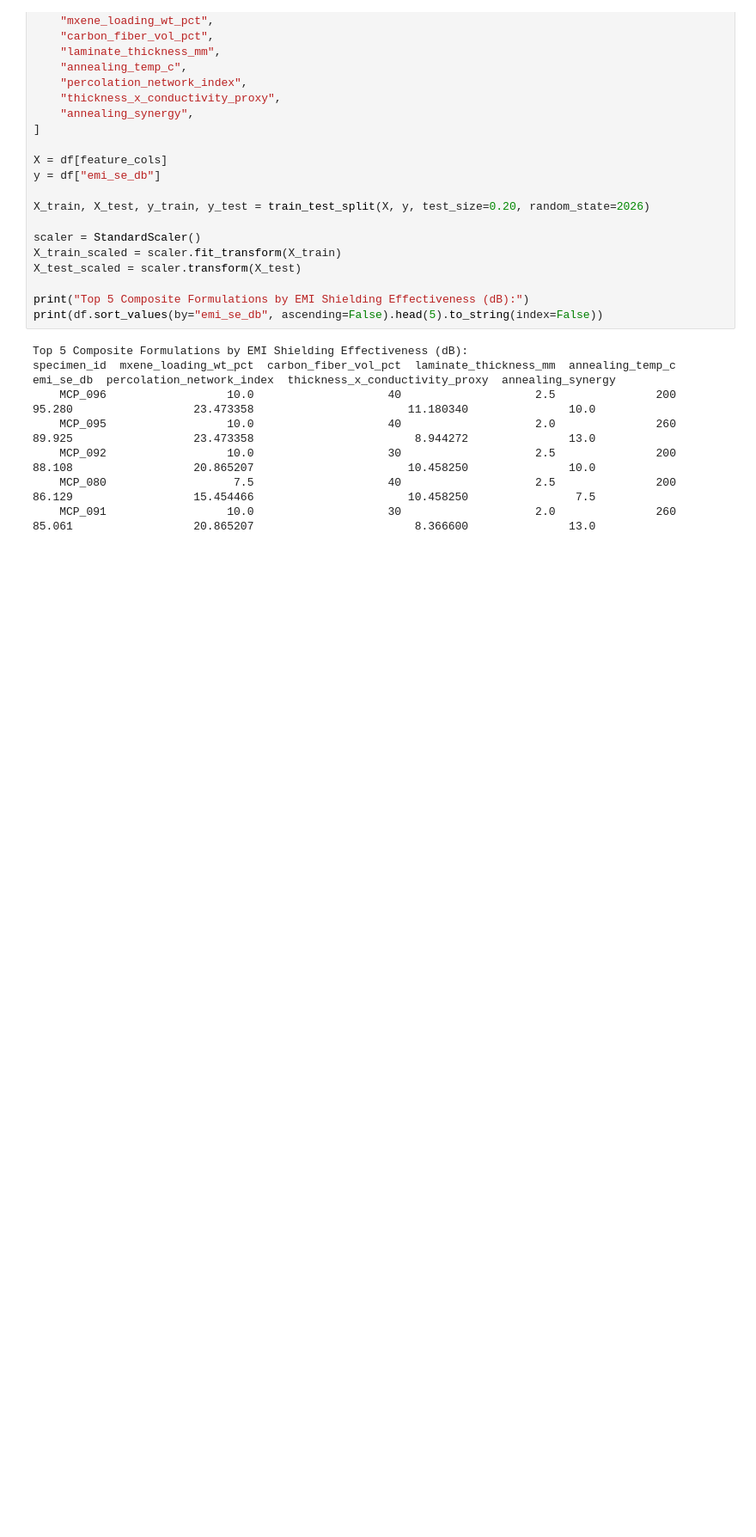
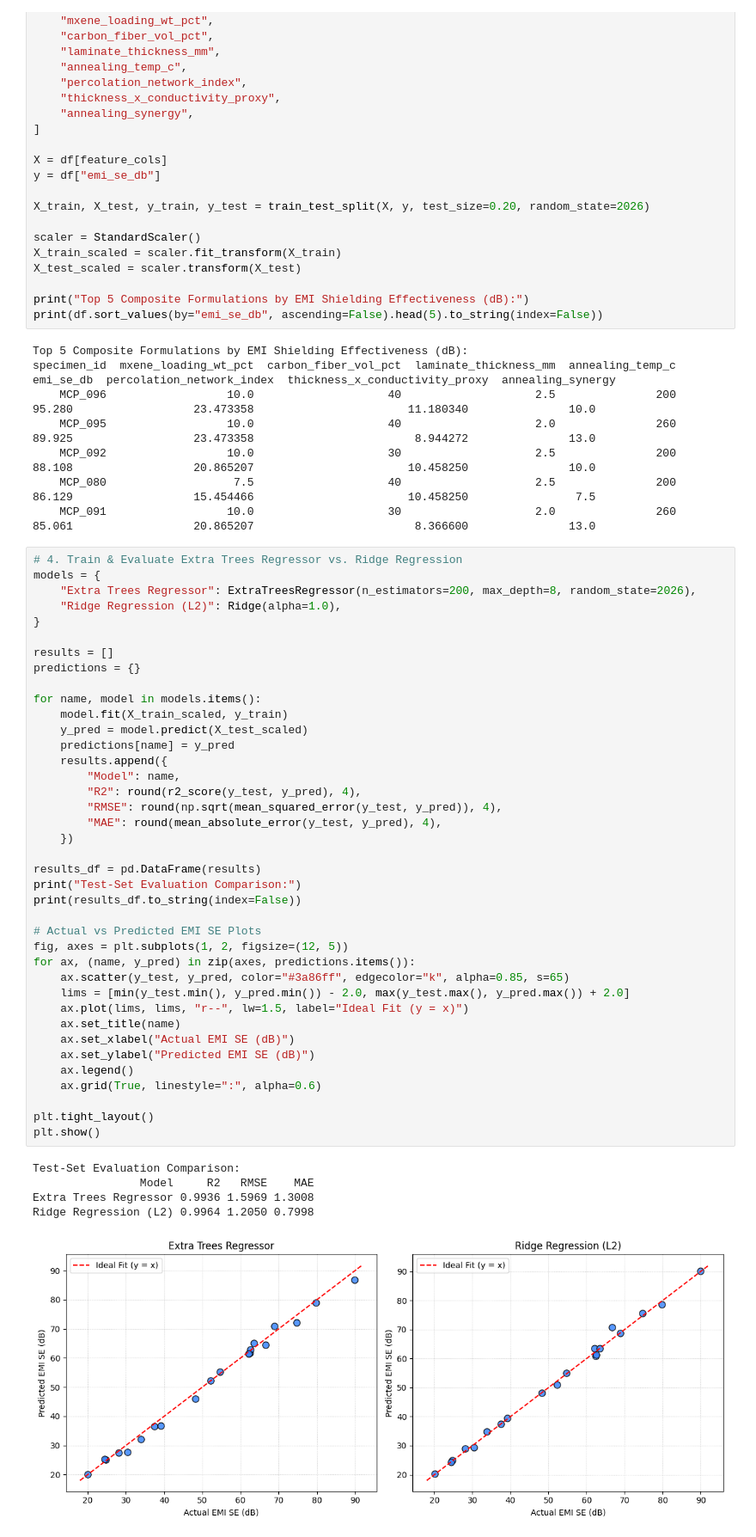
Before and after one commit to mohammadsahjahanali-prog/mxene-cf-peek-emi-research, a Jupyter notebook: experiment.ipynb, the cells around one changed output. Shown at 86% size. Cells and saved outputs as stored; diff of their text form; blank space fills up the shorter version.

Commit message:
Train and evaluate Extra Trees and Ridge models with final findings

```diff
--- a/experiment.ipynb
+++ b/experiment.ipynb
@@ -113,3 +113,48 @@ specimen_id  mxene_loading_wt_pct  carbon_fiber_vol_pct  laminate_thickness_mm
     MCP_092                  10.0                    30                    2.5               200     88.108                  20.865207                       10.458250               10.0
     MCP_080                   7.5                    40                    2.5               200     86.129                  15.454466                       10.458250                7.5
     MCP_091                  10.0                    30                    2.0               260     85.061                  20.865207                        8.366600               13.0
+# %%
+# 4. Train & Evaluate Extra Trees Regressor vs. Ridge Regression
+models = {
+    "Extra Trees Regressor": ExtraTreesRegressor(n_estimators=200, max_depth=8, random_state=2026),
+    "Ridge Regression (L2)": Ridge(alpha=1.0),
+}
+
+results = []
+predictions = {}
+
+for name, model in models.items():
+    model.fit(X_train_scaled, y_train)
+    y_pred = model.predict(X_test_scaled)
+    predictions[name] = y_pred
+    results.append({
+        "Model": name,
+        "R2": round(r2_score(y_test, y_pred), 4),
+        "RMSE": round(np.sqrt(mean_squared_error(y_test, y_pred)), 4),
+        "MAE": round(mean_absolute_error(y_test, y_pred), 4),
+    })
+
+results_df = pd.DataFrame(results)
+print("Test-Set Evaluation Comparison:")
+print(results_df.to_string(index=False))
+
+# Actual vs Predicted EMI SE Plots
+fig, axes = plt.subplots(1, 2, figsize=(12, 5))
+for ax, (name, y_pred) in zip(axes, predictions.items()):
+    ax.scatter(y_test, y_pred, color="#3a86ff", edgecolor="k", alpha=0.85, s=65)
+    lims = [min(y_test.min(), y_pred.min()) - 2.0, max(y_test.max(), y_pred.max()) + 2.0]
+    ax.plot(lims, lims, "r--", lw=1.5, label="Ideal Fit (y = x)")
+    ax.set_title(name)
+    ax.set_xlabel("Actual EMI SE (dB)")
+    ax.set_ylabel("Predicted EMI SE (dB)")
+    ax.legend()
+    ax.grid(True, linestyle=":", alpha=0.6)
+
+plt.tight_layout()
+plt.show()
+# %% [output]
+Test-Set Evaluation Comparison:
+                Model     R2   RMSE    MAE
+Extra Trees Regressor 0.9936 1.5969 1.3008
+Ridge Regression (L2) 0.9964 1.2050 0.7998
+[figure, added]
```
Also changed, not shown: parts of 1 cell of this notebook.
